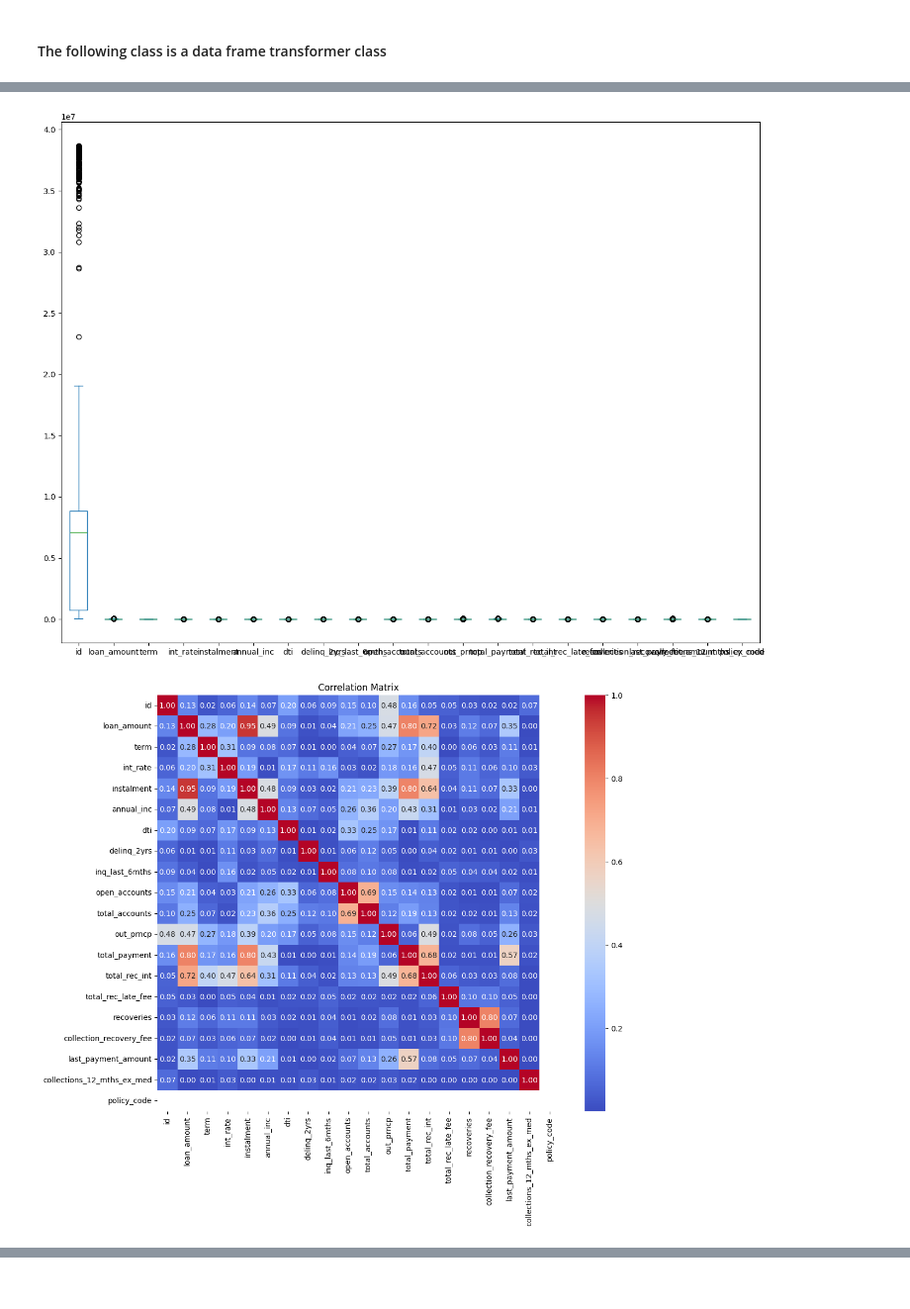
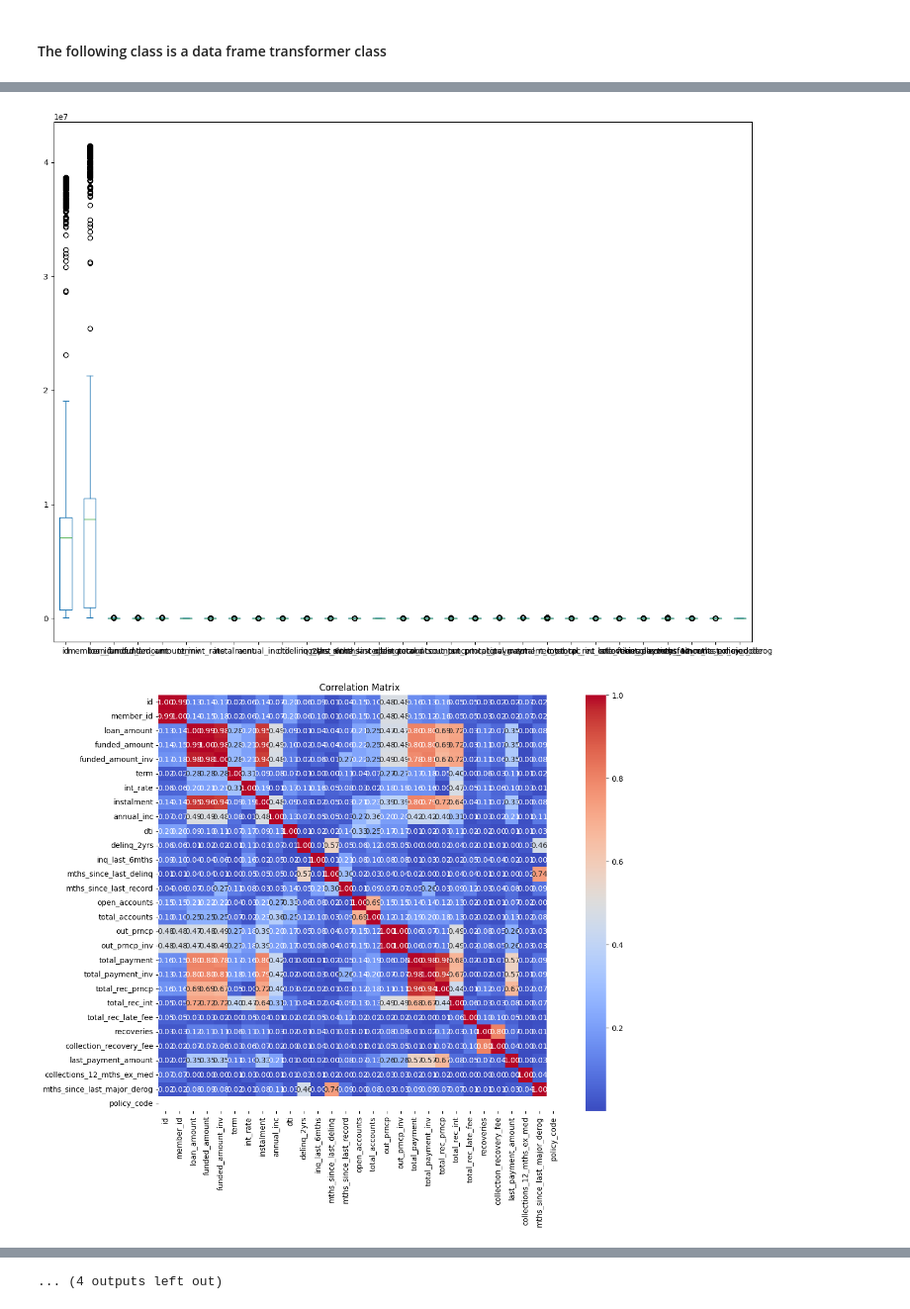
Before and after one commit to JPigera/exploratory-data-analysis---customer-loans-in-finance804, a Jupyter notebook: db_utils.ipynb, the cells around one changed output, grey strips where cells are left out. Shown at 99% size. Cells and saved outputs as stored; diff of their text form; code cells hidden in the pictures.

```diff
--- a/db_utils.ipynb
+++ b/db_utils.ipynb
@@ -289,8 +290,6 @@ class DataFrameTransform(RDSDatabaseConnector, Plotter):
         loan_payments_table.drop(columns='mths_since_last_delinq', inplace=True)
 
         loan_payments_table.drop(columns='mths_since_last_record', inplace=True)
-
-        loan_payments_table.drop(columns='funded_amount', inplace=True)
 
         loan_payments_table.drop(columns='mths_since_last_major_derog', inplace=True)
 
@@ -753,7 +744,7 @@ test = DataTransform(loan_payments_table)
 
 check_id = test.check_id_unique()
 
-term_months_into_years = test.str_to_int()
+#term_months_into_years = test.str_to_int()
 
 test = DataFrameInfo(loan_payments_table)
 
@@ -775,7 +766,7 @@ test = DataFrameTransform(loan_payments_table)
 
 test.null_values()
 
-loan_payments_table = test.drop_columns()
+#loan_payments_table = test.drop_columns()
 
 test.impute_columns()
 
@@ -797,7 +788,7 @@ test.overly_corr_col()
 
 overly_correlated_columns = ['out_prncp_inv', 'total_payment_inv', 'total_rec_prncp', 'member_id', 'funded_amount_inv']
 
-test.drop_overly_corr(overly_correlated_columns)
+#test.drop_overly_corr(overly_correlated_columns)
 
 test.save_data(loan_payments_table) #save the loan payments table to the csv file
 
@@ -807,11 +798,11 @@ test.recovered_loans_percentage()
 
 test.loan_loss()
 
-test.loan_projected_loss()
+#test.loan_projected_loss()
 
 test.late_customers_proportion()
 
-test.late_loan_projected_loss()
+#test.late_loan_projected_loss()
 
 test.indicators_of_loss()
 # %% [output]
@@ -836,2 +827,2 @@ policy_code                                        NaN          NaN
-[figure, old version]
+[figure, new version]
-[figure, old version]
+[figure, new version]
@@ -841,0 +844 @@ KeyError: "['out_prncp_inv'] not found in axis"
+... (4 outputs left out)
```
Also changed, not shown: parts of 5 cells of this notebook.
